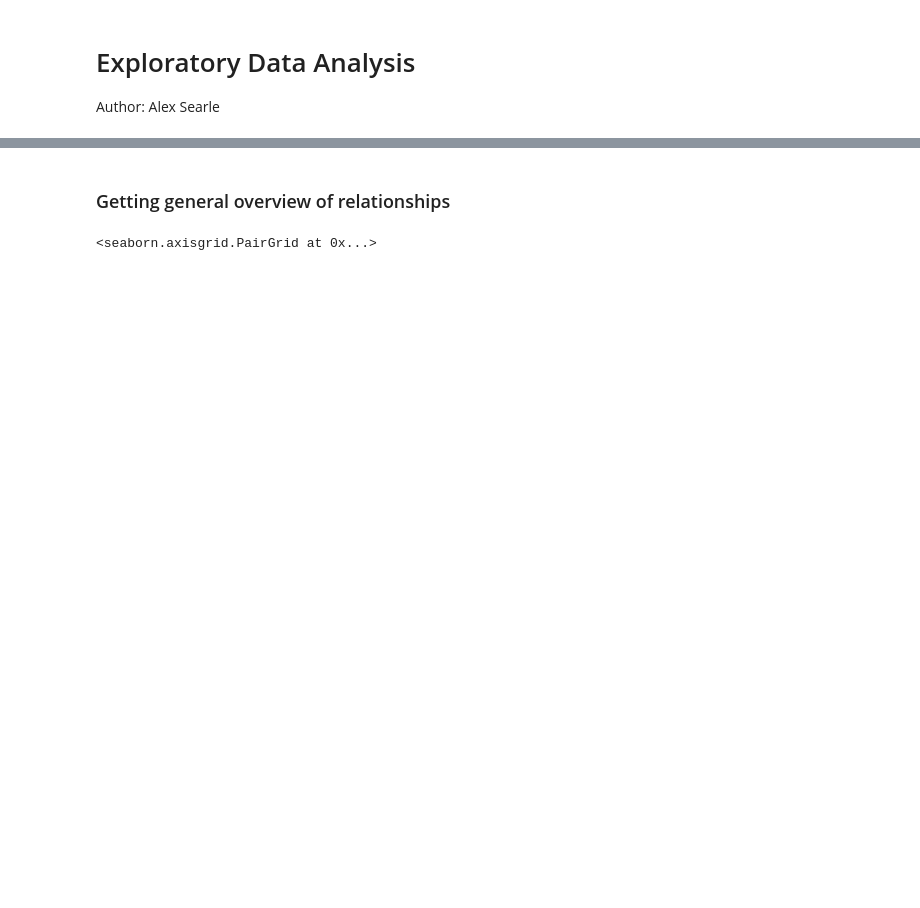
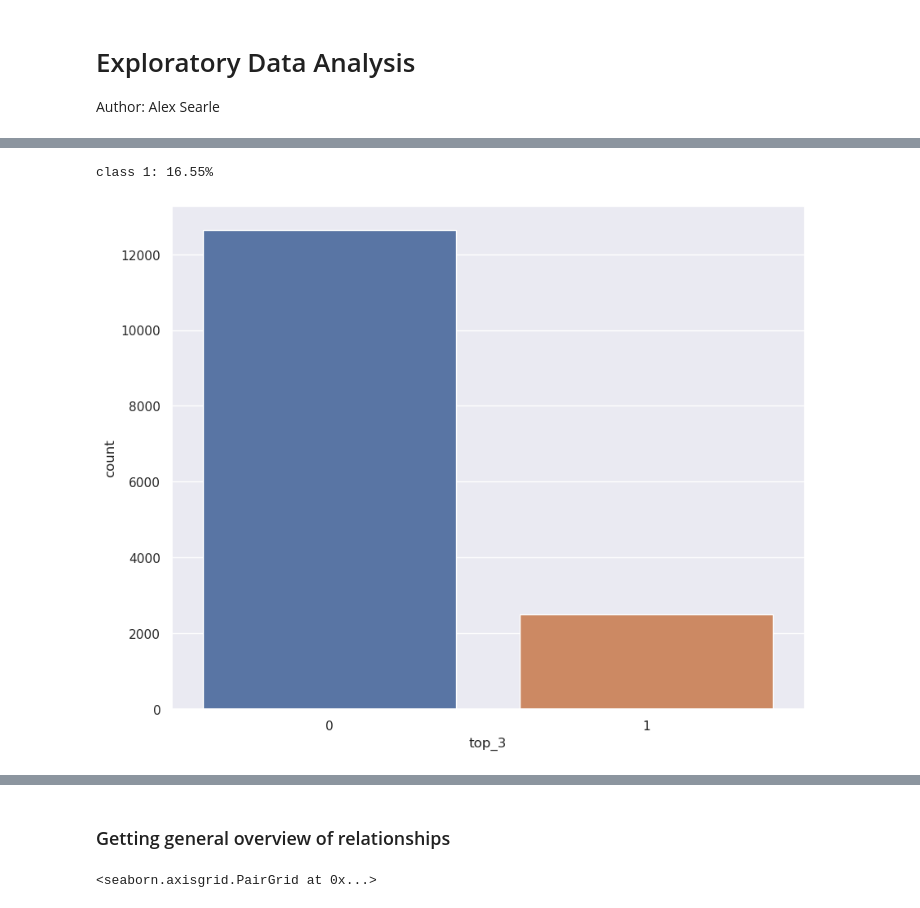
Before and after one commit to BoSsHoGaLeX66/F1Prediction, a Jupyter notebook: EDA.ipynb, the cells around one changed output, grey strips where cells are left out. Drawn from its saved outputs; the diff is of its cells as text; code cells hidden in the pictures; blank space fills up the shorter version.

```diff
--- a/EDA.ipynb
+++ b/EDA.ipynb
@@ -47,0 +53,12 @@ result_df.fillna(0, inplace=True)
+# %%
+print(f'class 1: {result_df[result_df.top_3 == True].top_3.count() / result_df.shape[0]:.2%}')
+# %% [output]
+class 1: 16.55%
+# %%
+# Distribution of the target which is positionOrder
+fig,ax = plt.subplots(figsize=(10,8))
+sns.countplot(data=result_df, x='top_3', ax=ax)
+plt.savefig('Images/TargetDistribution.png')
+plt.show()
+# %% [output]
+[figure, added]
```
Also changed, not shown: parts of 21 cells of this notebook, 24 other files.
